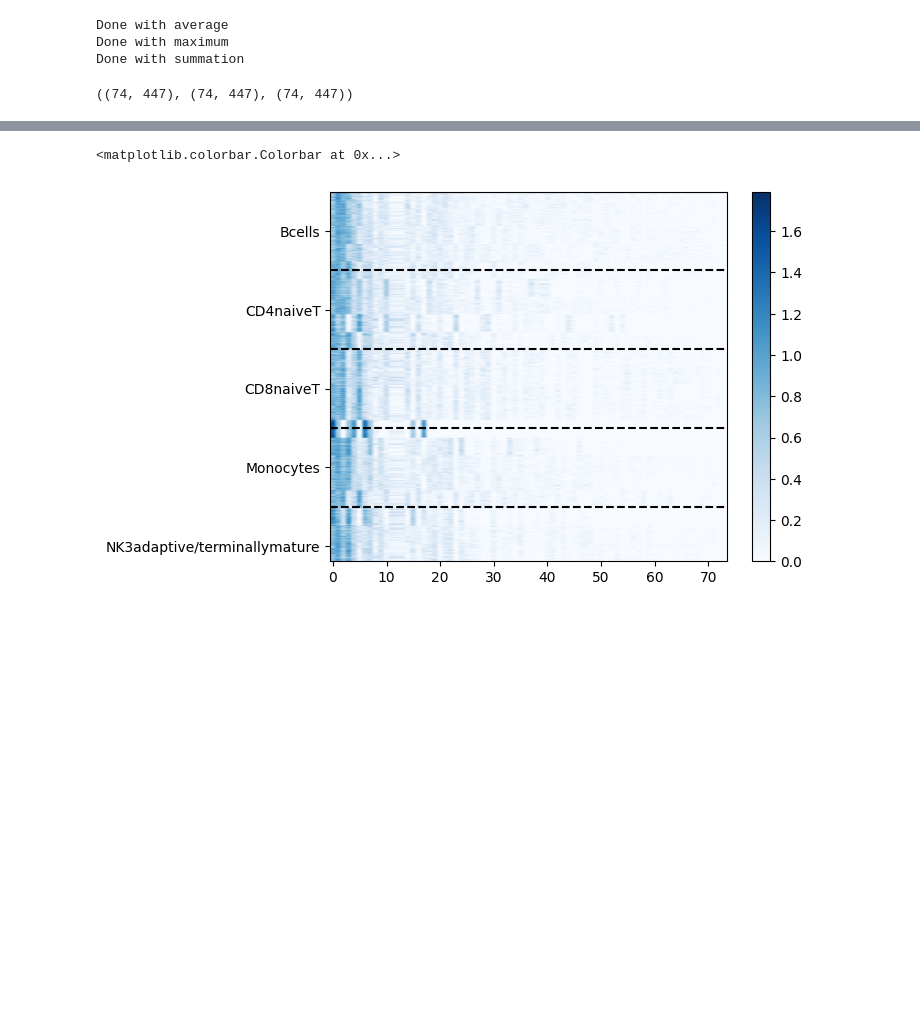
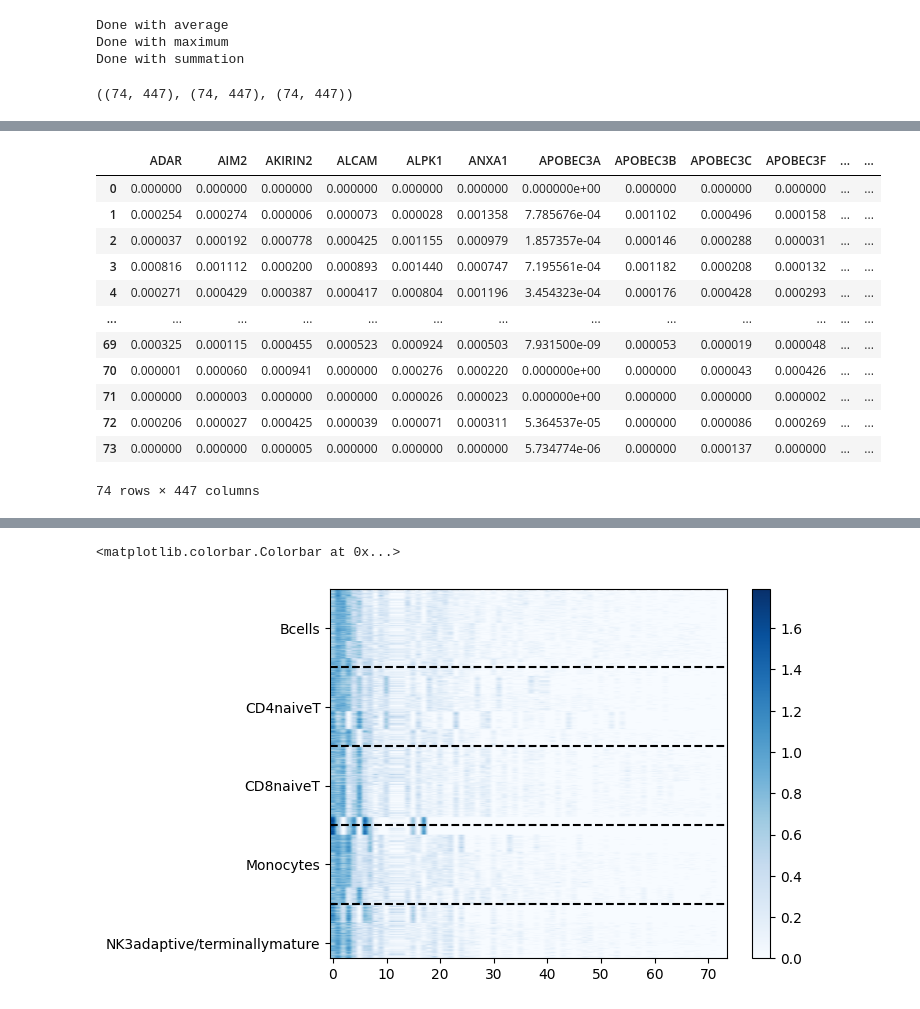
Before and after one commit to antoniocollesei/SHISMA, a Jupyter notebook: 2024-11-08_borf_mapping.ipynb, the cells around one changed output, grey strips where cells are left out. Drawn from its saved outputs; the diff is of its cells as text; code cells hidden in the pictures; blank space fills up the shorter version.

```diff
--- a/2024-11-08_borf_mapping.ipynb
+++ b/2024-11-08_borf_mapping.ipynb
@@ -290,0 +356,19 @@ max_summation = summation_df.max()
+# %%
+# fix shap based on pvalues
+shap_values_pval_penalized = abs(average * (pd.DataFrame(1-p_values)))
+shap_values_pval_penalized.columns = enc_genes.classes_.astype(str)
+shap_values_pval_penalized
+# %% [output]
+|  | ADAR | AIM2 | AKIRIN2 | ALCAM | ALPK1 | ANXA1 | APOBEC3A | APOBEC3B | APOBEC3C | APOBEC3F | ... | ... |
+| 0 | 0.000000 | 0.000000 | 0.000000 | 0.000000 | 0.000000 | 0.000000 | 0.000000e+00 | 0.000000 | 0.000000 | 0.000000 | ... | ... |
+| 1 | 0.000254 | 0.000274 | 0.000006 | 0.000073 | 0.000028 | 0.001358 | 7.785676e-04 | 0.001102 | 0.000496 | 0.000158 | ... | ... |
+| 2 | 0.000037 | 0.000192 | 0.000778 | 0.000425 | 0.001155 | 0.000979 | 1.857357e-04 | 0.000146 | 0.000288 | 0.000031 | ... | ... |
+| 3 | 0.000816 | 0.001112 | 0.000200 | 0.000893 | 0.001440 | 0.000747 | 7.195561e-04 | 0.001182 | 0.000208 | 0.000132 | ... | ... |
+| 4 | 0.000271 | 0.000429 | 0.000387 | 0.000417 | 0.000804 | 0.001196 | 3.454323e-04 | 0.000176 | 0.000428 | 0.000293 | ... | ... |
+| ... | ... | ... | ... | ... | ... | ... | ... | ... | ... | ... | ... | ... |
+| 69 | 0.000325 | 0.000115 | 0.000455 | 0.000523 | 0.000924 | 0.000503 | 7.931500e-09 | 0.000053 | 0.000019 | 0.000048 | ... | ... |
+| 70 | 0.000001 | 0.000060 | 0.000941 | 0.000000 | 0.000276 | 0.000220 | 0.000000e+00 | 0.000000 | 0.000043 | 0.000426 | ... | ... |
+| 71 | 0.000000 | 0.000003 | 0.000000 | 0.000000 | 0.000026 | 0.000023 | 0.000000e+00 | 0.000000 | 0.000000 | 0.000002 | ... | ... |
+| 72 | 0.000206 | 0.000027 | 0.000425 | 0.000039 | 0.000071 | 0.000311 | 5.364537e-05 | 0.000000 | 0.000086 | 0.000269 | ... | ... |
+| 73 | 0.000000 | 0.000000 | 0.000005 | 0.000000 | 0.000000 | 0.000000 | 5.734774e-06 | 0.000000 | 0.000137 | 0.000000 | ... | ... |
+74 rows × 447 columns
```
Also changed, not shown: parts of 8 cells of this notebook, 4 other files.
